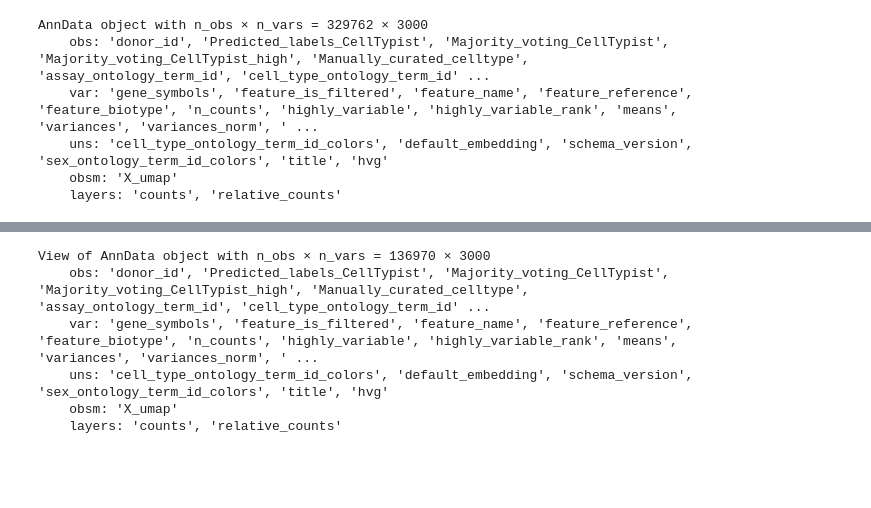
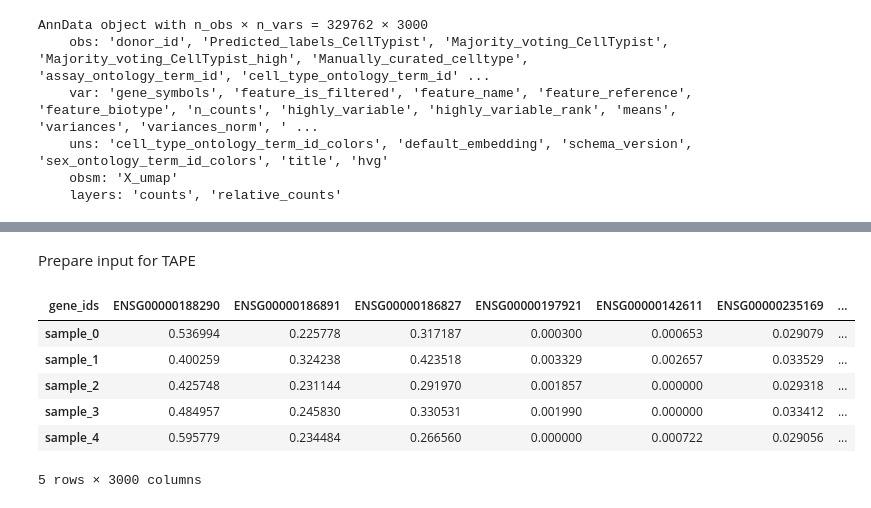
Before and after one commit to owkin/deepdeconv-fork, a Jupyter notebook: notebooks/TAPE_cti.ipynb, the cells around one changed output, grey strips where cells are left out. Cells and saved outputs as stored; diff of their text form; code cells hidden in the pictures; blank space fills up the shorter version.

```diff
--- a/notebooks/TAPE_cti.ipynb
+++ b/notebooks/TAPE_cti.ipynb
@@ -98,9 +96,16 @@ signature.T
-# %%
-adata_train
-# %% [output]
-View of AnnData object with n_obs × n_vars = 136970 × 3000
-    obs: 'donor_id', 'Predicted_labels_CellTypist', 'Majority_voting_CellTypist', 'Majority_voting_CellTypist_high', 'Manually_curated_celltype', 'assay_ontology_term_id', 'cell_type_ontology_term_id' ...
-    var: 'gene_symbols', 'feature_is_filtered', 'feature_name', 'feature_reference', 'feature_biotype', 'n_counts', 'highly_variable', 'highly_variable_rank', 'means', 'variances', 'variances_norm', ' ...
-    uns: 'cell_type_ontology_term_id_colors', 'default_embedding', 'schema_version', 'sex_ontology_term_id_colors', 'title', 'hvg'
-    obsm: 'X_umap'
-    layers: 'counts', 'relative_counts'
+# %% [markdown]
+Prepare input for TAPE
+# %%
+pseudobulk_test_df = pd.DataFrame(adata_pseudobulk_test.X,
+                                  index=adata_pseudobulk_test.obs_names,
+                                  columns=adata_pseudobulk_test.var_names)
+
+pseudobulk_test_df.head()
+# %% [output]
+| gene_ids | ENSG00000188290 | ENSG00000186891 | ENSG00000186827 | ENSG00000197921 | ENSG00000142611 | ENSG00000235169 | ... |
+| sample_0 | 0.536994 | 0.225778 | 0.317187 | 0.000300 | 0.000653 | 0.029079 | ... |
+| sample_1 | 0.400259 | 0.324238 | 0.423518 | 0.003329 | 0.002657 | 0.033529 | ... |
+| sample_2 | 0.425748 | 0.231144 | 0.291970 | 0.001857 | 0.000000 | 0.029318 | ... |
+| sample_3 | 0.484957 | 0.245830 | 0.330531 | 0.001990 | 0.000000 | 0.033412 | ... |
+| sample_4 | 0.595779 | 0.234484 | 0.266560 | 0.000000 | 0.000722 | 0.029056 | ... |
+5 rows × 3000 columns
```
Also changed, not shown: parts of 25 cells of this notebook.
